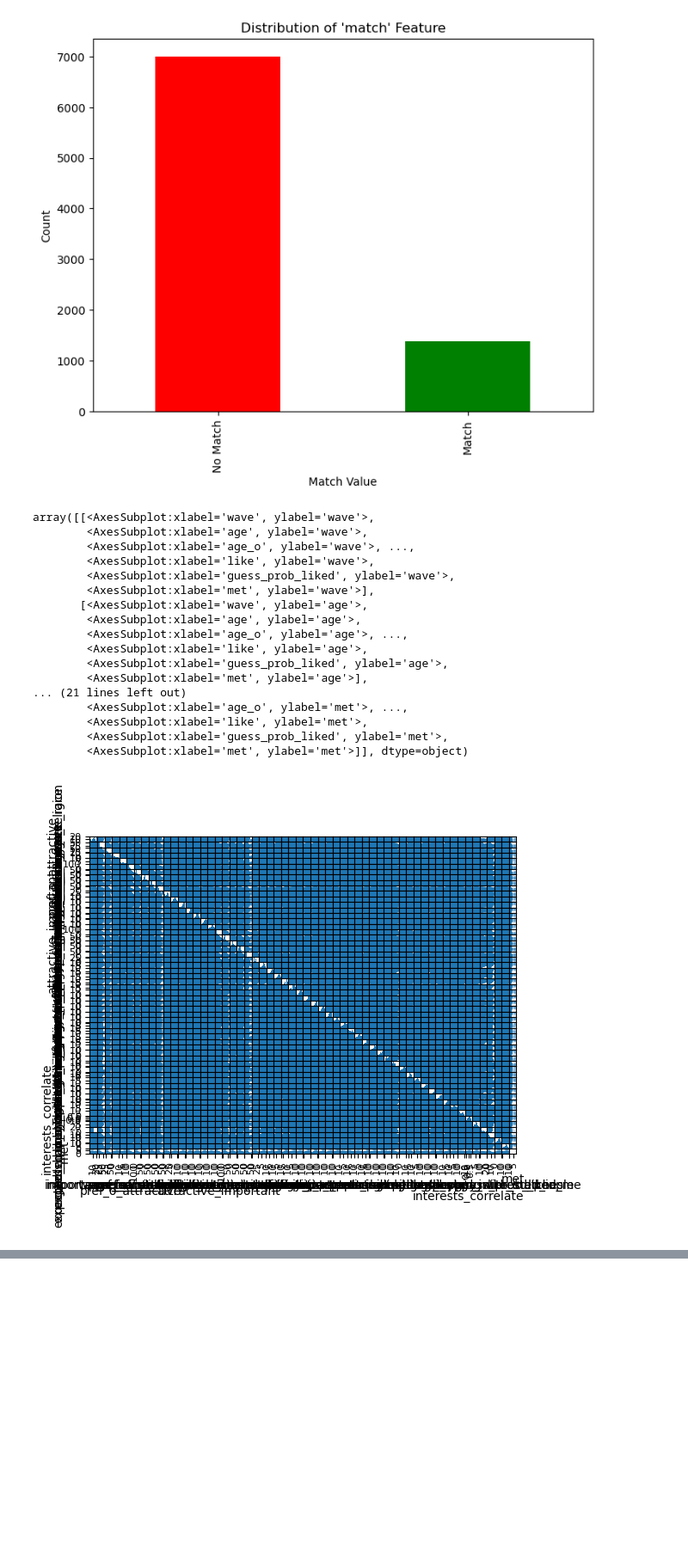
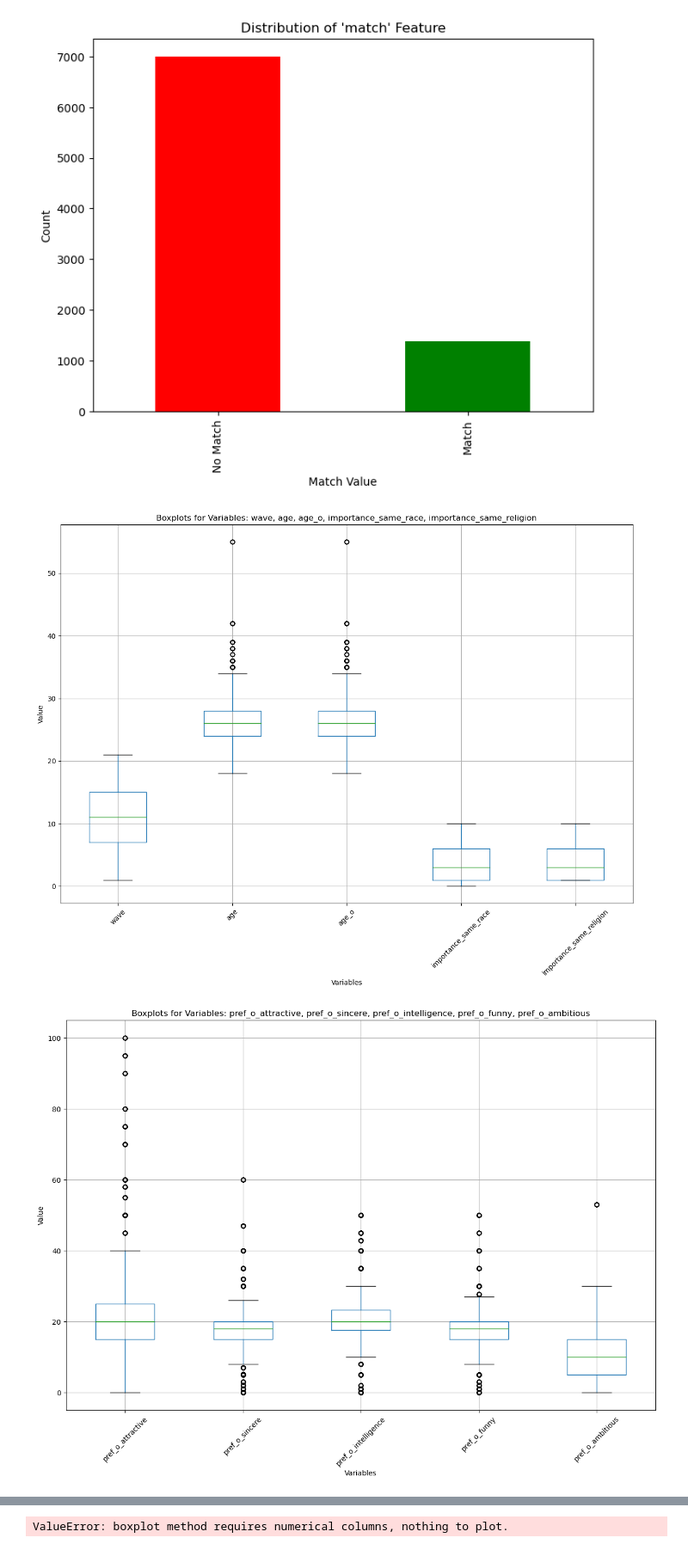
Before and after one commit to Lvago/MD_D1_3_12, a Jupyter notebook: Projecte2/proj.ipynb, the cells around one changed output, grey strips where cells are left out. Shown at 86% size. Drawn from its saved outputs; the diff is of its cells as text; code cells hidden in the pictures; blank space fills up the shorter version.

```diff
--- a/Projecte2/proj.ipynb
+++ b/Projecte2/proj.ipynb
@@ -153,24 +183,21 @@ plt.show()
 1    1380
 Name: match, dtype: int64
 [figure]
-# %%
-pd.plotting.scatter_matrix(df[df.select_dtypes(include=np.number).columns.tolist()], alpha=0.2)
-# %% [output]
-array([[<AxesSubplot:xlabel='wave', ylabel='wave'>,
-        <AxesSubplot:xlabel='age', ylabel='wave'>,
-        <AxesSubplot:xlabel='age_o', ylabel='wave'>, ...,
-        <AxesSubplot:xlabel='like', ylabel='wave'>,
-        <AxesSubplot:xlabel='guess_prob_liked', ylabel='wave'>,
-        <AxesSubplot:xlabel='met', ylabel='wave'>],
-       [<AxesSubplot:xlabel='wave', ylabel='age'>,
-        <AxesSubplot:xlabel='age', ylabel='age'>,
-        <AxesSubplot:xlabel='age_o', ylabel='age'>, ...,
-        <AxesSubplot:xlabel='like', ylabel='age'>,
-        <AxesSubplot:xlabel='guess_prob_liked', ylabel='age'>,
-        <AxesSubplot:xlabel='met', ylabel='age'>],
-... (21 lines left out)
-        <AxesSubplot:xlabel='age_o', ylabel='met'>, ...,
-        <AxesSubplot:xlabel='like', ylabel='met'>,
-        <AxesSubplot:xlabel='guess_prob_liked', ylabel='met'>,
-        <AxesSubplot:xlabel='met', ylabel='met'>]], dtype=object)
-[figure, removed]
+# %%
+variables = list(df.select_dtypes(include=[np.number]).columns)
+
+for i in range(0, len(df), 5):
+    current_var = variables[i:i+5]
+
+    plt.figure(figsize=(15, 10))
+
+    df[current_var].boxplot()
+
+    plt.title(f"Boxplots for Variables: {', '.join(current_var)}")
+    plt.xlabel("Variables")
+    plt.ylabel("Value")
+    plt.xticks(rotation=45)
+    plt.show()
+# %% [output]
+[figure, added]
+[figure, added]
@@ -176,0 +214 @@ array([[<AxesSubplot:xlabel='wave', ylabel='wave'>,
+ValueError: boxplot method requires numerical columns, nothing to plot.
```
Also changed, not shown: parts of 31 cells of this notebook, 1 other file.
